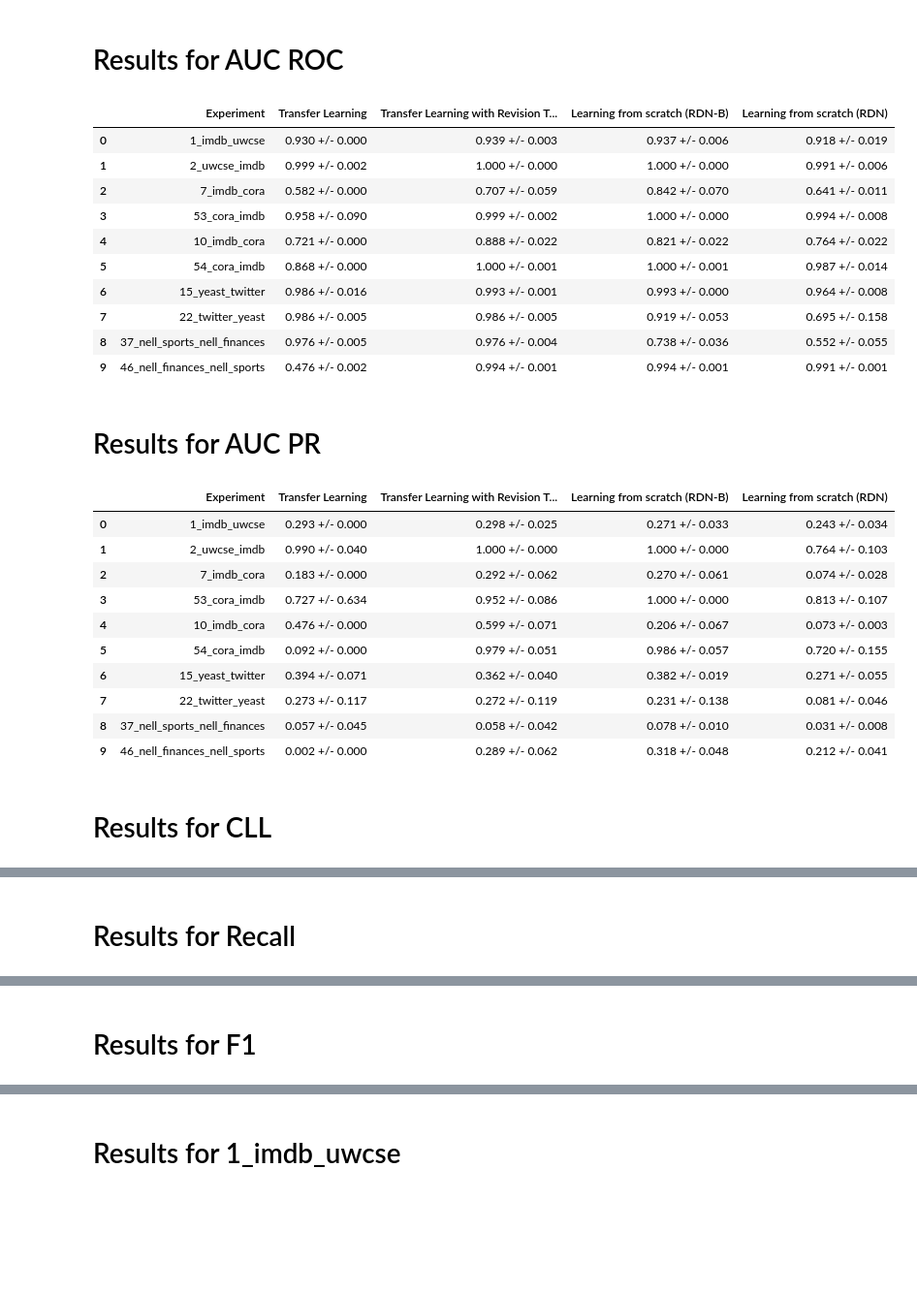
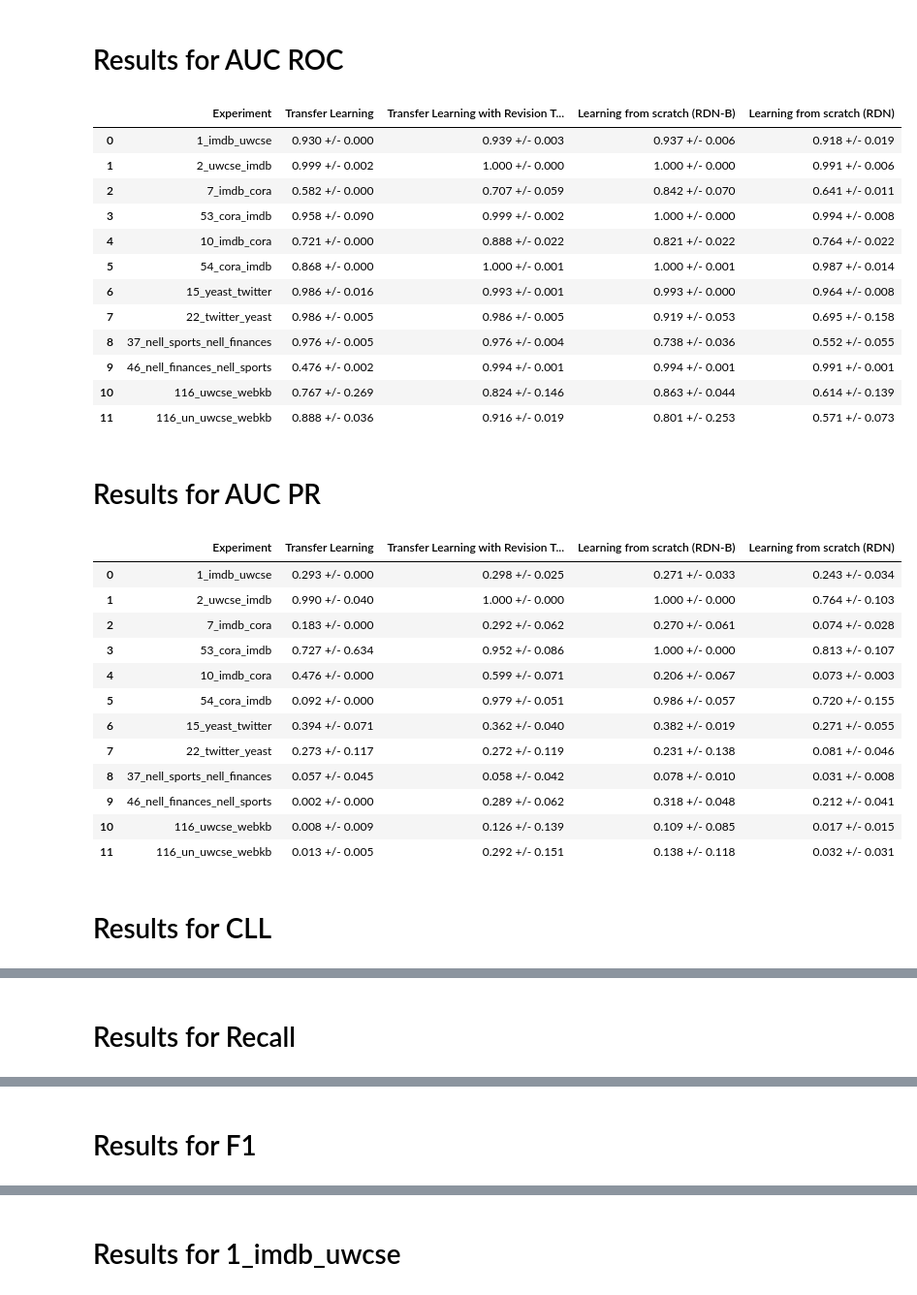
Before and after one commit to rodrigoazs/tpre_experiments, a Jupyter notebook: FINAL/transfer_experiment/results_transfer.ipynb, the cells around one changed output, grey strips where cells are left out. Shown at 97% size. Drawn from its saved outputs; the diff is of its cells as text; code cells hidden in the pictures; blank space fills up the shorter version.

Commit message:
Sent uwcse_webkb experiments

```diff
--- a/FINAL/transfer_experiment/results_transfer.ipynb
+++ b/FINAL/transfer_experiment/results_transfer.ipynb
@@ -74,6 +74,8 @@ experiments = [
             {'id': '48', 'source':'twitter', 'target':'facebook', 'predicate':'follows', 'to_predicate':'edge'},
             {'id': '49', 'source':'imdb', 'target':'facebook', 'predicate':'workedunder', 'to_predicate':'edge'},
             {'id': '50', 'source':'uwcse', 'target':'facebook', 'predicate':'advisedby', 'to_predicate':'edge'},
+            {'id': '116', 'source':'uwcse', 'target':'webkb', 'predicate':'advisedby', 'to_predicate':'departmentof'},
+            {'id': '116_un', 'source':'uwcse', 'target':'webkb', 'predicate':'advisedby', 'to_predicate':'departmentof'},
 ]
 
 data = load_data(experiments)
@@ -102,33 +104,35 @@ for metric in ['AUC ROC', 'AUC PR', 'CLL', 'Recall', 'F1', 'Precision', 'Learnin
             elif metric == 'Inference time':
                 scratch = np.array([(np.array([item['rdn_b']['Inference time'] for item in sublist])).mean() for sublist in data['results'][str(dataset)]])
                 scratch_rdn = np.array([(np.array([item['rdn']['Inference time'] for item in sublist])).mean() for sublist in data['results'][str(dataset)]])
                 parameter = np.array([(np.array([item['transfer']['parameter']['Inference time'] for item in sublist])).mean() for sublist in data['results'][str(dataset)]])
                 transfer = np.array([(np.array([item['transfer']['Inference time'] for item in sublist])).mean() for sublist in data['results'][str(dataset)]])
             else:
                 scratch = np.array([(np.array([item['rdn_b'][metric] for item in sublist])).mean() for sublist in data['results'][str(dataset)]])
                 scratch_rdn = np.array([(np.array([item['rdn'][metric] for item in sublist])).mean() for sublist in data['results'][str(dataset)]])
                 parameter = np.array([(np.array([item['transfer']['parameter'][metric] for item in sublist])).mean() for sublist in data['results'][str(dataset)]])
                 transfer = np.array([(np.array([item['transfer'][metric] for item in sublist])).mean() for sublist in data['results'][str(dataset)]])
             table.append([dataset, '%.3f +/- %.3f' % (parameter.mean(), 2 * parameter.std()),
             '%.3f +/- %.3f' % (transfer.mean(), 2 * transfer.std()),
             '%.3f +/- %.3f' % (scratch.mean(), 2 * scratch.std()),
             '%.3f +/- %.3f' % (scratch_rdn.mean(), 2 * scratch_rdn.std())])
                           #])
     display(pd.DataFrame(table, columns=['Experiment', 'Transfer Learning', 'Transfer Learning with Revision Theory', 'Learning from scratch (RDN-B)', 'Learning from scratch (RDN)']))
     #display(pd.DataFrame(table, columns=['Experiment', 'Transfer Learning', 'Transfer Learning with Revision Theory']))
 # %% [output]
 # Results for AUC ROC
 |  | Experiment | Transfer Learning | Transfer Learning with Revision T... | Learning from scratch (RDN-B) | Learning from scratch (RDN) |
 | 0 | 1_imdb_uwcse | 0.930 +/- 0.000 | 0.939 +/- 0.003 | 0.937 +/- 0.006 | 0.918 +/- 0.019 |
 | 1 | 2_uwcse_imdb | 0.999 +/- 0.002 | 1.000 +/- 0.000 | 1.000 +/- 0.000 | 0.991 +/- 0.006 |
 | 2 | 7_imdb_cora | 0.582 +/- 0.000 | 0.707 +/- 0.059 | 0.842 +/- 0.070 | 0.641 +/- 0.011 |
 | 3 | 53_cora_imdb | 0.958 +/- 0.090 | 0.999 +/- 0.002 | 1.000 +/- 0.000 | 0.994 +/- 0.008 |
 | 4 | 10_imdb_cora | 0.721 +/- 0.000 | 0.888 +/- 0.022 | 0.821 +/- 0.022 | 0.764 +/- 0.022 |
 | 5 | 54_cora_imdb | 0.868 +/- 0.000 | 1.000 +/- 0.001 | 1.000 +/- 0.001 | 0.987 +/- 0.014 |
 | 6 | 15_yeast_twitter | 0.986 +/- 0.016 | 0.993 +/- 0.001 | 0.993 +/- 0.000 | 0.964 +/- 0.008 |
 | 7 | 22_twitter_yeast | 0.986 +/- 0.005 | 0.986 +/- 0.005 | 0.919 +/- 0.053 | 0.695 +/- 0.158 |
 | 8 | 37_nell_sports_nell_finances | 0.976 +/- 0.005 | 0.976 +/- 0.004 | 0.738 +/- 0.036 | 0.552 +/- 0.055 |
 | 9 | 46_nell_finances_nell_sports | 0.476 +/- 0.002 | 0.994 +/- 0.001 | 0.994 +/- 0.001 | 0.991 +/- 0.001 |
+| 10 | 116_uwcse_webkb | 0.767 +/- 0.269 | 0.824 +/- 0.146 | 0.863 +/- 0.044 | 0.614 +/- 0.139 |
+| 11 | 116_un_uwcse_webkb | 0.888 +/- 0.036 | 0.916 +/- 0.019 | 0.801 +/- 0.253 | 0.571 +/- 0.073 |
 # Results for AUC PR
 |  | Experiment | Transfer Learning | Transfer Learning with Revision T... | Learning from scratch (RDN-B) | Learning from scratch (RDN) |
 | 0 | 1_imdb_uwcse | 0.293 +/- 0.000 | 0.298 +/- 0.025 | 0.271 +/- 0.033 | 0.243 +/- 0.034 |
@@ -141,6 +145,8 @@ for metric in ['AUC ROC', 'AUC PR', 'CLL', 'Recall', 'F1', 'Precision', 'Learnin
 | 7 | 22_twitter_yeast | 0.273 +/- 0.117 | 0.272 +/- 0.119 | 0.231 +/- 0.138 | 0.081 +/- 0.046 |
 | 8 | 37_nell_sports_nell_finances | 0.057 +/- 0.045 | 0.058 +/- 0.042 | 0.078 +/- 0.010 | 0.031 +/- 0.008 |
 | 9 | 46_nell_finances_nell_sports | 0.002 +/- 0.000 | 0.289 +/- 0.062 | 0.318 +/- 0.048 | 0.212 +/- 0.041 |
+| 10 | 116_uwcse_webkb | 0.008 +/- 0.009 | 0.126 +/- 0.139 | 0.109 +/- 0.085 | 0.017 +/- 0.015 |
+| 11 | 116_un_uwcse_webkb | 0.013 +/- 0.005 | 0.292 +/- 0.151 | 0.138 +/- 0.118 | 0.032 +/- 0.031 |
 # Results for CLL
 |  | Experiment | Transfer Learning | Transfer Learning with Revision T... | Learning from scratch (RDN-B) | Learning from scratch (RDN) |
 | 0 | 1_imdb_uwcse | -0.262 +/- 0.017 | -0.241 +/- 0.010 | -0.257 +/- 0.015 | -0.195 +/- 0.003 |
```
Also changed, not shown: parts of 2 cells of this notebook, 10 other files.
